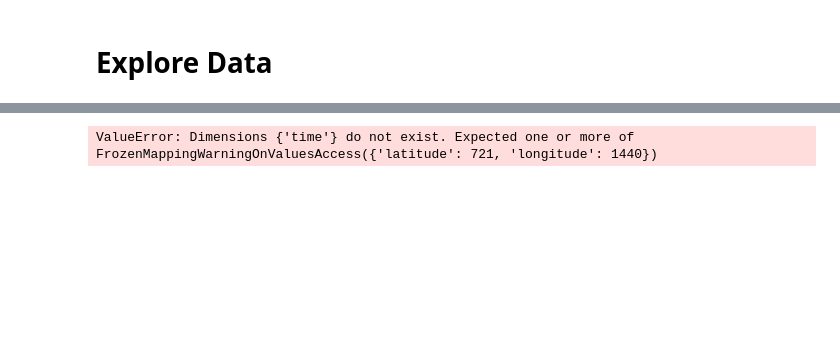
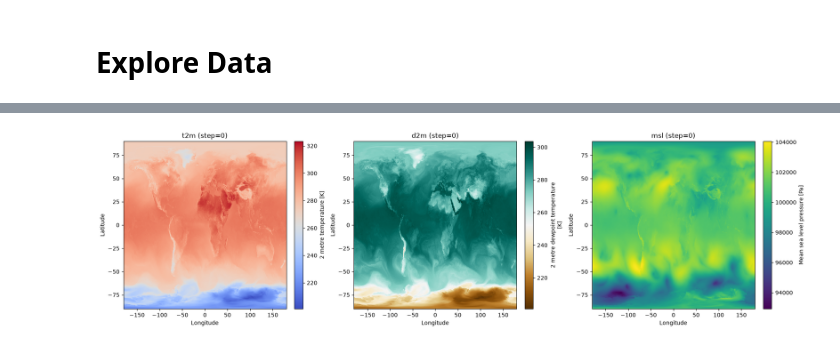
Before and after one commit to JMP-MO/temp-humidity-index, a Jupyter notebook: notebooks/explore_data.ipynb, the cells around one changed output, grey strips where cells are left out. Drawn from its saved outputs; the diff is of its cells as text; code cells hidden in the pictures; blank space fills up the shorter version.

Commit message:
Developed charts in notebook

```diff
--- a/notebooks/explore_data.ipynb
+++ b/notebooks/explore_data.ipynb
@@ -31,22 +31,31 @@ Data variables:
 # %%
-# Plot t2m, d2m and msl from the initial file
-first_timestep = ds.isel(time=0)
+# Plot t2m, d2m and sp for the first available time/step indices
+indexers = {}
+if "time" in ds.dims:
+    indexers["time"] = 0
+if "step" in ds.dims:
+    indexers["step"] = 0
+
+first_slice = ds.isel(**indexers)
+
+label_parts = [f"{k}=0" for k in ("time", "step") if k in indexers]
+label = ", ".join(label_parts) if label_parts else "first slice"
 
 fig, axes = plt.subplots(1, 3, figsize=(18, 5), constrained_layout=True)
 
-first_timestep["t2m"].plot(ax=axes[0], cmap="coolwarm")
-axes[0].set_title("t2m (time=0)")
+first_slice["t2m"].plot(ax=axes[0], cmap="coolwarm")
+axes[0].set_title(f"t2m ({label})")
 
-first_timestep["d2m"].plot(ax=axes[1], cmap="BrBG")
-axes[1].set_title("d2m (time=0)")
+first_slice["d2m"].plot(ax=axes[1], cmap="BrBG")
+axes[1].set_title(f"d2m ({label})")
 
-first_timestep["sp"].plot(ax=axes[2], cmap="viridis")
-axes[2].set_title("sp (time=0)")
+first_slice["msl"].plot(ax=axes[2], cmap="viridis")
+axes[2].set_title(f"msl ({label})")
 
 for ax in axes:
     ax.set_xlabel("Longitude")
     ax.set_ylabel("Latitude")
 
 plt.show()
 # %% [output]
-ValueError: Dimensions {'time'} do not exist. Expected one or more of FrozenMappingWarningOnValuesAccess({'latitude': 721, 'longitude': 1440})
+[figure, added]
```
Also changed, not shown: parts of 4 cells of this notebook.
